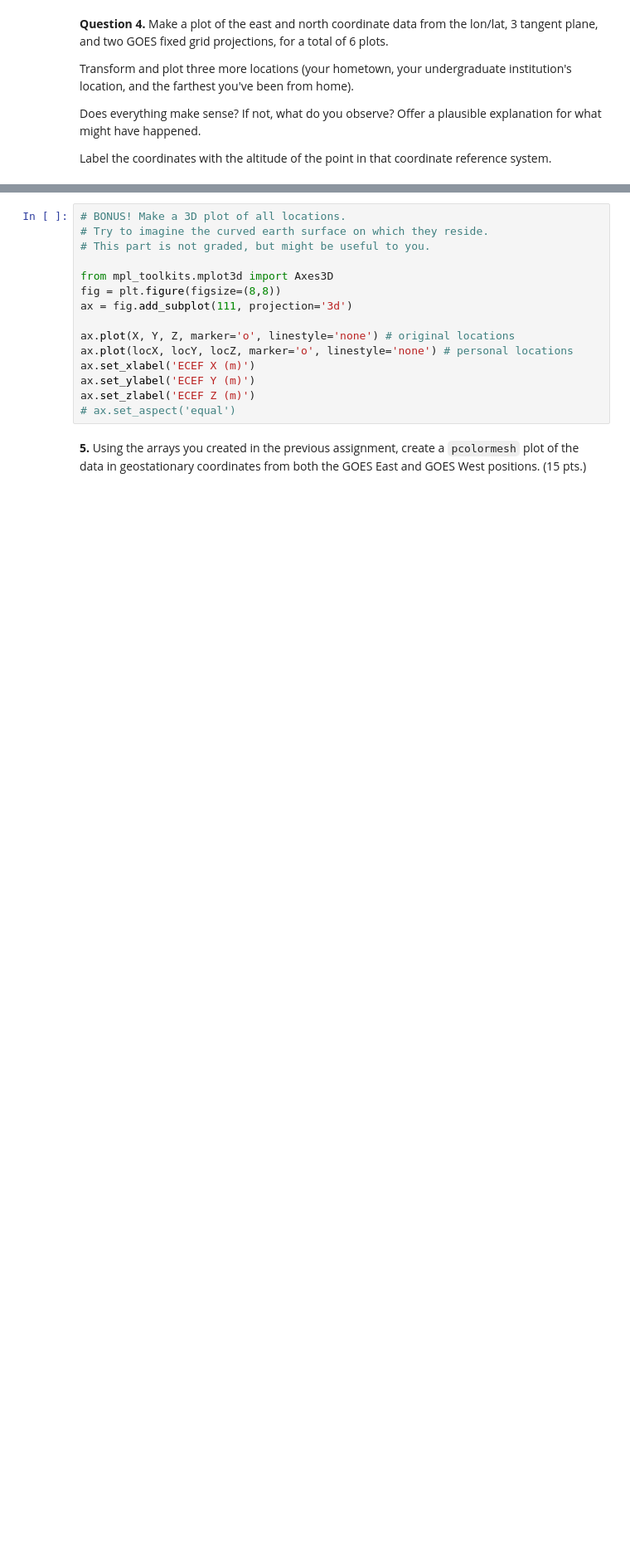
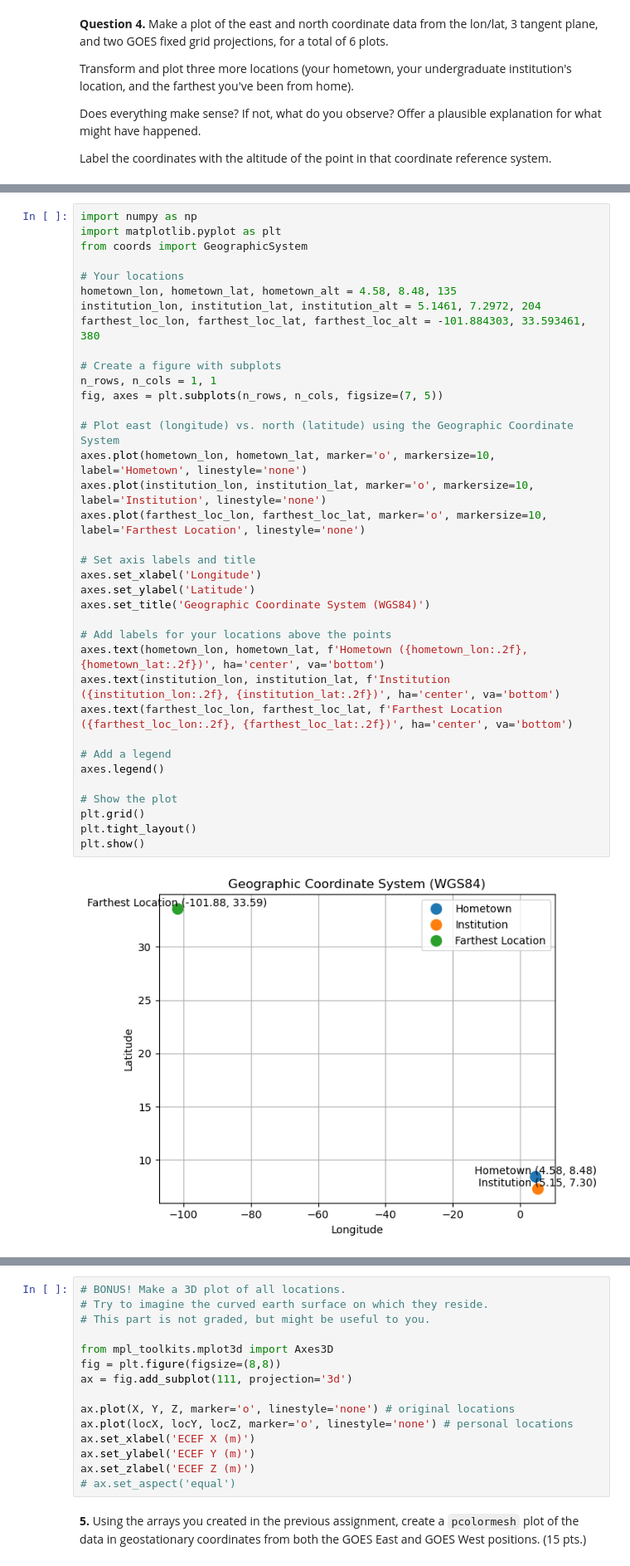
Before and after one commit to temidayo-coder/data-fields, a Jupyter notebook: Homework 2.ipynb, the cells around one changed output, grey strips where cells are left out. Shown: that part at 83% size. Saved outputs shown, nothing was run; the diff lists cells and outputs as text; blank space fills up the shorter version.

```diff
--- a/Homework 2.ipynb
+++ b/Homework 2.ipynb
@@ -355,0 +536,38 @@ Label the coordinates with the altitude of the point in that coordinate referenc
+# %%
+import numpy as np
+import matplotlib.pyplot as plt
+from coords import GeographicSystem
+
+# Your locations
+hometown_lon, hometown_lat, hometown_alt = 4.58, 8.48, 135
+institution_lon, institution_lat, institution_alt = 5.1461, 7.2972, 204
+farthest_loc_lon, farthest_loc_lat, farthest_loc_alt = -101.884303, 33.593461, 380
+
+# Create a figure with subplots
+n_rows, n_cols = 1, 1
+fig, axes = plt.subplots(n_rows, n_cols, figsize=(7, 5))
+
+# Plot east (longitude) vs. north (latitude) using the Geographic Coordinate System
+axes.plot(hometown_lon, hometown_lat, marker='o', markersize=10, label='Hometown', linestyle='none')
+axes.plot(institution_lon, institution_lat, marker='o', markersize=10, label='Institution', linestyle='none')
+axes.plot(farthest_loc_lon, farthest_loc_lat, marker='o', markersize=10, label='Farthest Location', linestyle='none')
+
+# Set axis labels and title
+axes.set_xlabel('Longitude')
+axes.set_ylabel('Latitude')
+axes.set_title('Geographic Coordinate System (WGS84)')
+
+# Add labels for your locations above the points
+axes.text(hometown_lon, hometown_lat, f'Hometown ({hometown_lon:.2f}, {hometown_lat:.2f})', ha='center', va='bottom')
+axes.text(institution_lon, institution_lat, f'Institution ({institution_lon:.2f}, {institution_lat:.2f})', ha='center', va='bottom')
+axes.text(farthest_loc_lon, farthest_loc_lat, f'Farthest Location ({farthest_loc_lon:.2f}, {farthest_loc_lat:.2f})', ha='center', va='bottom')
+
+# Add a legend
+axes.legend()
+
+# Show the plot
+plt.grid()
+plt.tight_layout()
+plt.show()
+# %% [output]
+[figure, added]
```
Also changed, not shown: parts of 33 cells of this notebook.
